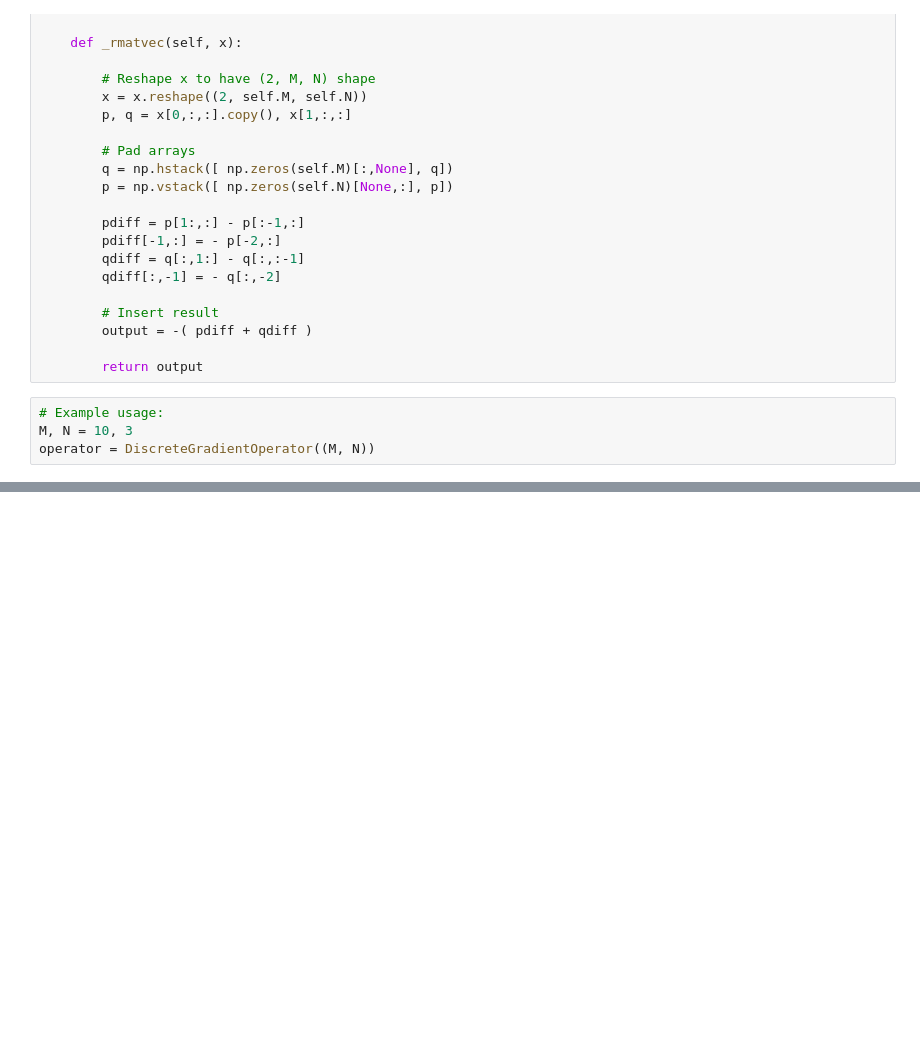
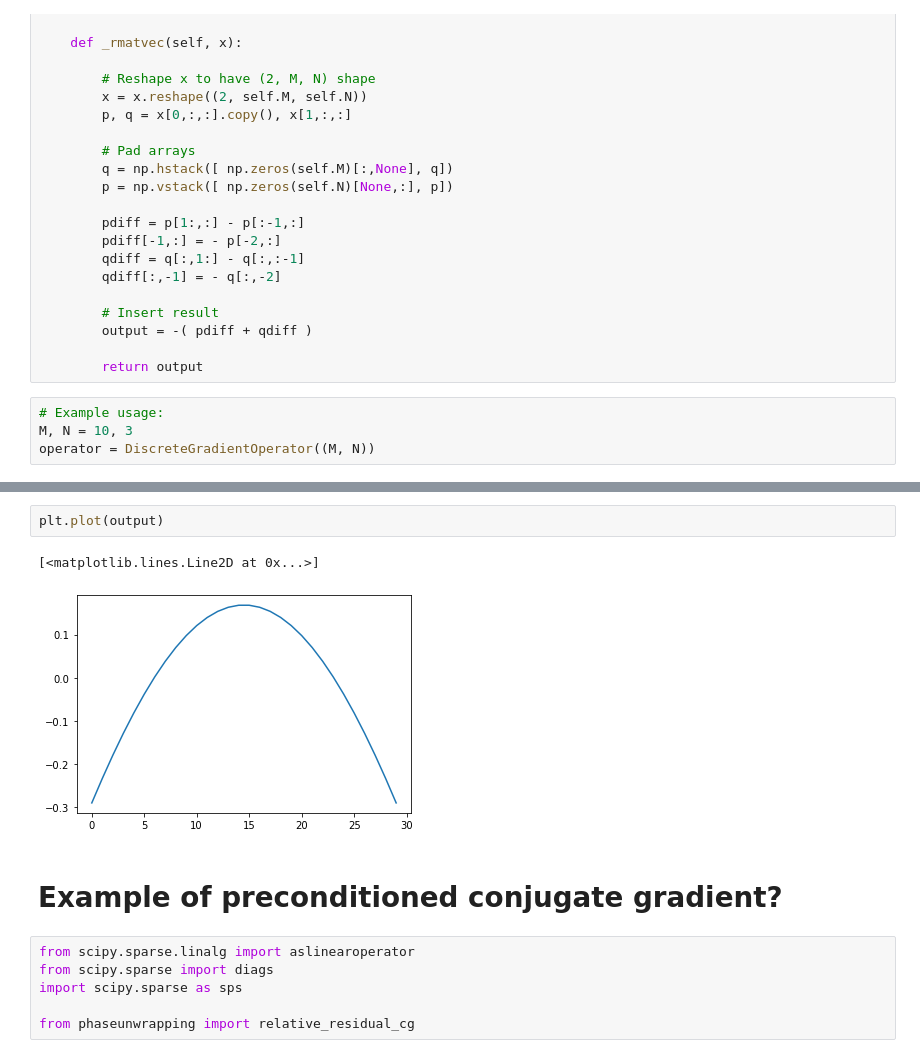
Before and after one commit to henrymorris120/Interferometry-and-Phase-Unwrapping-Research, a Jupyter notebook: dev/ghiglia/gradient_operator.ipynb, the cells around one changed output, grey strips where cells are left out. Cells and saved outputs as stored; diff of their text form; blank space fills up the shorter version.

```diff
--- a/dev/ghiglia/gradient_operator.ipynb
+++ b/dev/ghiglia/gradient_operator.ipynb
@@ -58,0 +178,13 @@ for j in range(10):
+# %%
+plt.plot(output)
+# %% [output]
+[<matplotlib.lines.Line2D at 0x...>]
+[figure, added]
+# %% [markdown]
+# Example of preconditioned conjugate gradient?
+# %%
+from scipy.sparse.linalg import aslinearoperator
+from scipy.sparse import diags
+import scipy.sparse as sps
+
+from phaseunwrapping import relative_residual_cg
```
Also changed, not shown: parts of 20 cells of this notebook, 8 other files.
